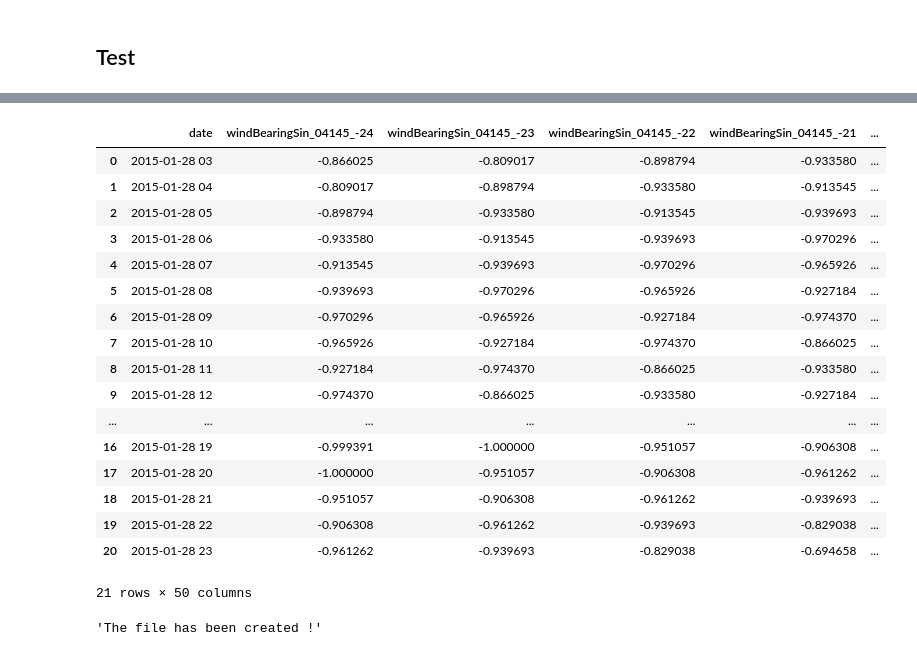
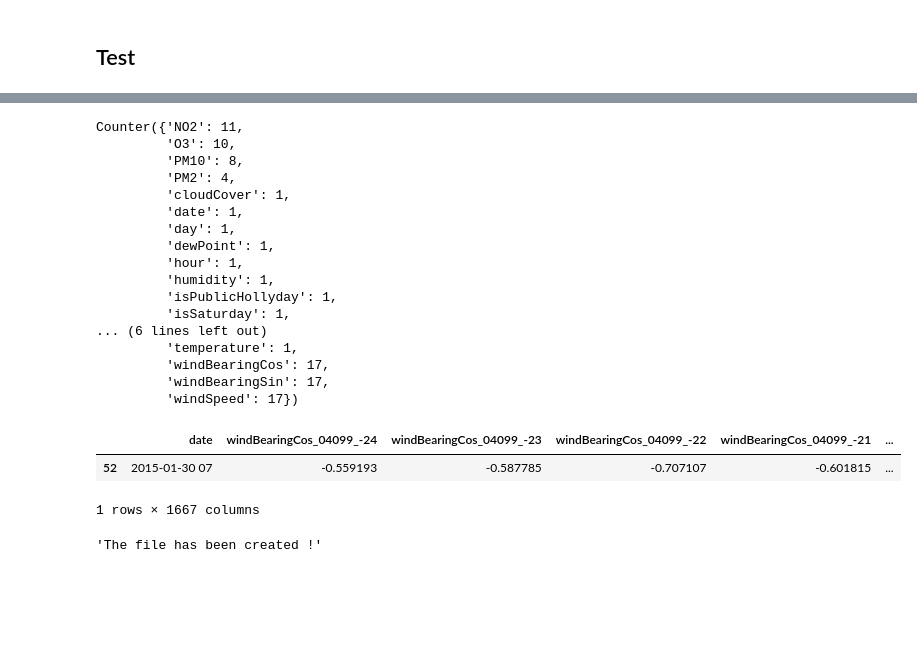
Before and after one commit to MGIMM/Predict-pollution-in-an-asian-megacity, a Jupyter notebook: Preliminary Analysis.ipynb, the cells around one changed output, grey strips where cells are left out. Saved outputs shown, nothing was run; the diff lists cells and outputs as text; code cells hidden in the pictures; blank space fills up the shorter version.

```diff
--- a/Preliminary Analysis.ipynb
+++ b/Preliminary Analysis.ipynb
@@ -56,24 +36,33 @@ VarNames
+# %%
+a = [var.split("_")[0] for var in VarNames]
+a = np.array(a)
+from collections import Counter
+Counter(a)
+#VarNames
+# %% [output]
+Counter({'NO2': 11,
+         'O3': 10,
+         'PM10': 8,
+         'PM2': 4,
+         'cloudCover': 1,
+         'date': 1,
+         'day': 1,
+         'dewPoint': 1,
+         'hour': 1,
+         'humidity': 1,
+         'isPublicHollyday': 1,
+         'isSaturday': 1,
+... (6 lines left out)
+         'temperature': 1,
+         'windBearingCos': 17,
+         'windBearingSin': 17,
+         'windSpeed': 17})
 # %%
-DataSample(Xtrain,"windBearingSin_04145",'2015-01-28')
+DataSample(Xtrain,"windBearing","2015-01-30 07")
 # %% [output]
-|  | date | windBearingSin_04145_-24 | windBearingSin_04145_-23 | windBearingSin_04145_-22 | windBearingSin_04145_-21 | ... |
-| 0 | 2015-01-28 03 | -0.866025 | -0.809017 | -0.898794 | -0.933580 | ... |
-| 1 | 2015-01-28 04 | -0.809017 | -0.898794 | -0.933580 | -0.913545 | ... |
-| 2 | 2015-01-28 05 | -0.898794 | -0.933580 | -0.913545 | -0.939693 | ... |
-| 3 | 2015-01-28 06 | -0.933580 | -0.913545 | -0.939693 | -0.970296 | ... |
-| 4 | 2015-01-28 07 | -0.913545 | -0.939693 | -0.970296 | -0.965926 | ... |
-| 5 | 2015-01-28 08 | -0.939693 | -0.970296 | -0.965926 | -0.927184 | ... |
-| 6 | 2015-01-28 09 | -0.970296 | -0.965926 | -0.927184 | -0.974370 | ... |
-| 7 | 2015-01-28 10 | -0.965926 | -0.927184 | -0.974370 | -0.866025 | ... |
-| 8 | 2015-01-28 11 | -0.927184 | -0.974370 | -0.866025 | -0.933580 | ... |
-| 9 | 2015-01-28 12 | -0.974370 | -0.866025 | -0.933580 | -0.927184 | ... |
-| ... | ... | ... | ... | ... | ... | ... |
-| 16 | 2015-01-28 19 | -0.999391 | -1.000000 | -0.951057 | -0.906308 | ... |
-| 17 | 2015-01-28 20 | -1.000000 | -0.951057 | -0.906308 | -0.961262 | ... |
-| 18 | 2015-01-28 21 | -0.951057 | -0.906308 | -0.961262 | -0.939693 | ... |
-| 19 | 2015-01-28 22 | -0.906308 | -0.961262 | -0.939693 | -0.829038 | ... |
-| 20 | 2015-01-28 23 | -0.961262 | -0.939693 | -0.829038 | -0.694658 | ... |
+|  | date | windBearingCos_04099_-24 | windBearingCos_04099_-23 | windBearingCos_04099_-22 | windBearingCos_04099_-21 | ... |
+| 52 | 2015-01-30 07 | -0.559193 | -0.587785 | -0.707107 | -0.601815 | ... |
-21 rows × 50 columns
+1 rows × 1667 columns
 # %%
 DataOutput('test.csv',Xtrain,"windBearingSin_04145",'2015-01-28')
 # %% [output]
```
Also changed, not shown: parts of 7 cells of this notebook, 1 other file.
